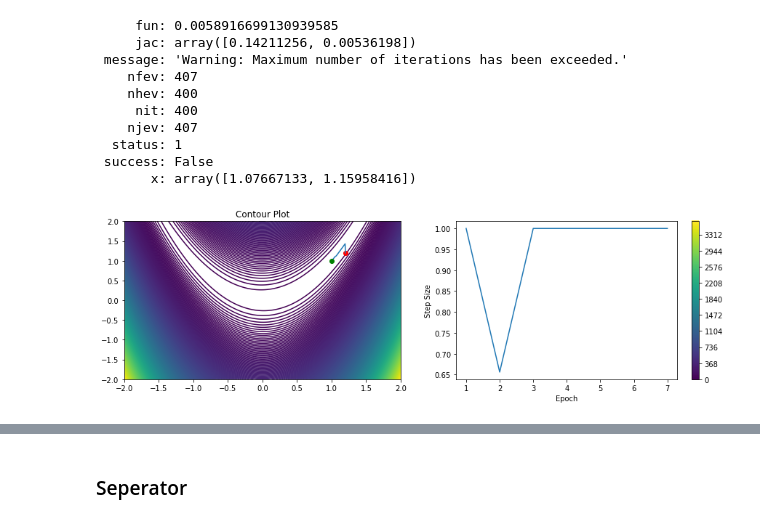
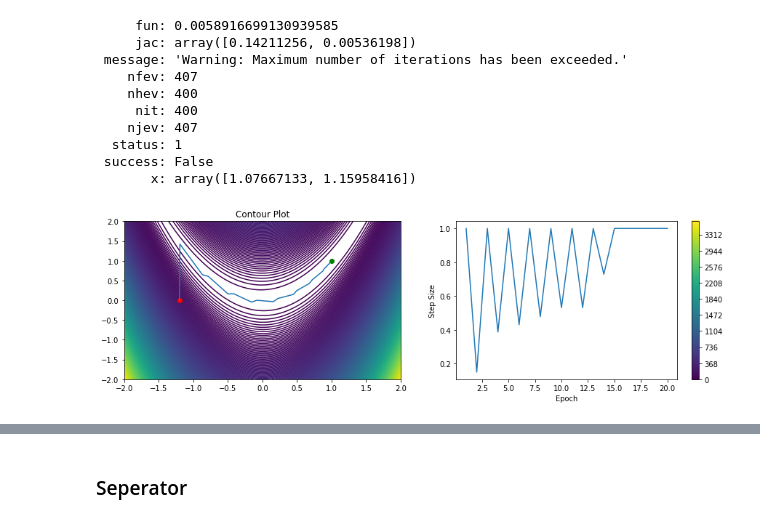
Before and after one commit to JACOBIN-SCTCS/Numerical-Optimization, a Jupyter notebook: Assignment1/sol.ipynb, the cells around one changed output, grey strips where cells are left out. Saved outputs shown, nothing was run; the diff lists cells and outputs as text; code cells hidden in the pictures.

```diff
--- a/Assignment1/sol.ipynb
+++ b/Assignment1/sol.ipynb
@@ -236,15 +236,3 @@ def rosenbrock_hessian(point):
     hessian[1][0] = -4*b*x
     hessian[1][1] = 2*b
     return hessian
-# %%
-
-fig = plt.figure()
-ax = plt.axes(projection = '3d')
-X = np.linspace(-1.5,1.5,500)
-Y = np.linspace(-1.5,1.5,500)
-X,Y = np.meshgrid(X,Y)
-
-fun  = lambda x,y : rosenbrock(np.array([x,y]))
-Z = fun(X,Y)
-ax.contour3D(X,Y,Z,50,cmap='binary')
-plt.show()
@@ -253,3 +238,0 @@ plt.show()
-# %%
-fig = plt.figure()
-ax = plt.axes(projection = '3d')
@@ -389,7 +368,7 @@ def newton_rosenbrock(point):
 
     return iterations,iterates,function_values,step_sizes
 
-iterations, iterates, function_values , step_sizes= newton_rosenbrock(np.array([[1.2],[1.2]]))
+iterations, iterates, function_values , step_sizes= newton_rosenbrock(np.array([[-1.2],[0.0]]))
 # %%
 print(iterates)
 # %% [output]
@@ -454,34 +441,36 @@ minimize(rosenbrock,np.array([1.2,1.2]),method='Newton-CG',jac=rosenbrock_jacobi
 # %%
 def plot_steplength_iterates(step_sizes,iterates,lower_limit,upper_limit):
 
     res = 1000
     x_values = np.linspace(lower_limit,upper_limit,res)
     y_values = np.linspace(lower_limit,upper_limit,res)
 
     X,Y = np.meshgrid(x_values,y_values)
 
     plot_fn = lambda x,y : rosenbrock(np.array([x,y]))
     Z = plot_fn(X,Y)
 
     fig,ax=plt.subplots(1,2)
     fig.set_figwidth(15)
     cp = ax[0].contour(X, Y, Z,500)
     fig.colorbar(cp)
     ax[0].set_title('Contour Plot')
 
-    iterates = np.array(iterates)
+    #iterates = np.array(iterates)
     ax[0].plot(iterates[0,0,0],iterates[0,1,0],'ro')
     #plt.plot(iterates[0:2,0,0], iterates[0:2,1,0])
     ax[0].plot(iterates[:,0,0],iterates[:,1,0])
     ax[0].plot(iterates[len(iterates)-1,0,0], iterates[len(iterates)-1,1,0],'go')
 
     ax[1].plot(np.arange(1,len(iterates))[:150],step_sizes[:150])
     ax[1].set_xlabel('Epoch')
     ax[1].set_ylabel('Step Size')
 
     plt.show()
 
-plot_steplength_iterates(step_sizes,iterates,-2.0,2.0)
+
+iterates_np = np.array(iterates)
+plot_steplength_iterates(step_sizes,iterates_np,-2.0,2.0)
 # %% [output]
-[figure, old version]
+[figure, new version]
 # %%
```
Also changed, not shown: parts of 15 cells of this notebook, 1 other file.
